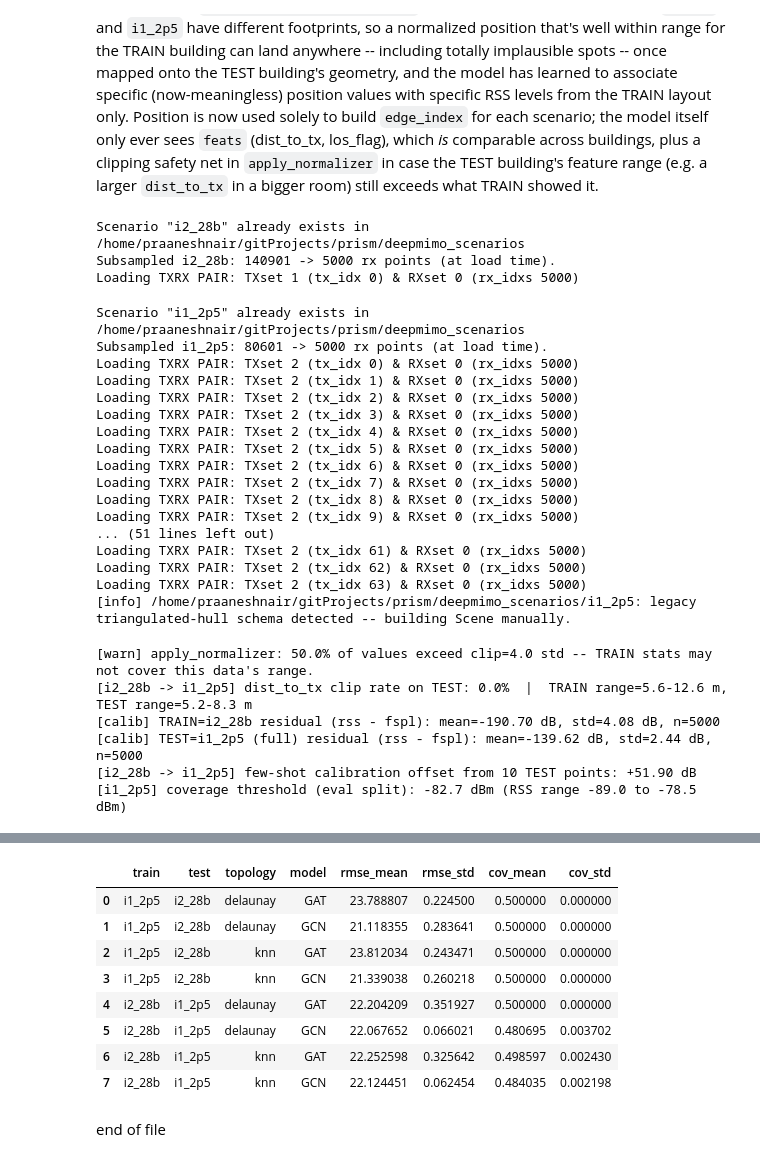
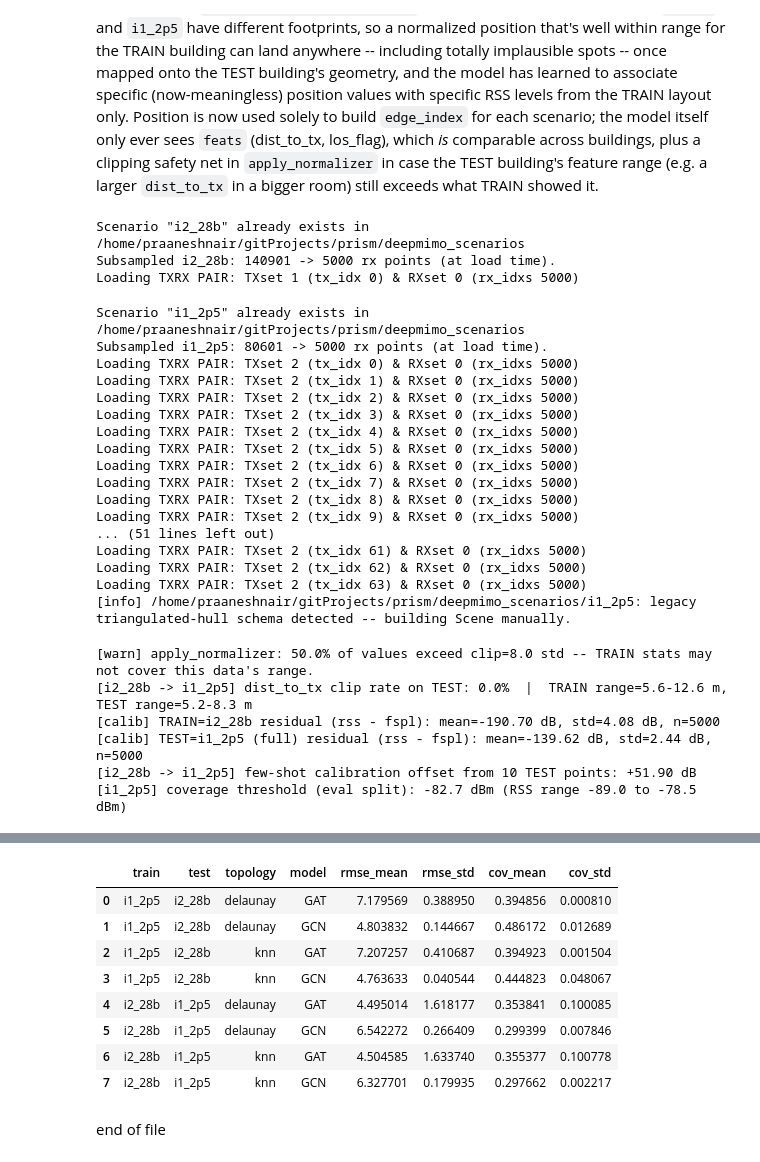
Before and after one commit to CompileArtisan/prism, a Jupyter notebook: radiomap_6g_sweep.ipynb, the cells around one changed output, grey strips where cells are left out. Cells and saved outputs as stored; diff of their text form; code cells hidden in the pictures.

```diff
--- a/radiomap_6g_sweep.ipynb
+++ b/radiomap_6g_sweep.ipynb
@@ -788,31 +797,33 @@ def full_generalization_sweep(scenario_pairs=(("i2_28b", "i1_2p5"), ("i1_2p5", "
         # building footprints, so feeding it to the model would let it
         # memorize "where the strong-signal region is in the TRAIN
         # building" instead of learning a transferable distance/LOS ->
-        # RSS relationship. `apply_normalizer`'s clip is a safety net in
-        # case the TEST building's feature range (e.g. a larger
-        # dist_to_tx in a bigger room) still exceeds anything TRAIN showed.
+        # RSS relationship.
         stats = fit_normalizer(feat_tr, rss_tr, freq_tr)
         feat_tr_n, rss_tr_n = apply_normalizer(feat_tr, rss_tr, stats)
-        feat_te_n, _ = apply_normalizer(feat_te, rss_te, stats)
+        # clip=8.0 (looser than the default 4.0) for TEST features: with
+        # clip=4.0, i1_2p5's narrower TRAIN dist_to_tx range clipped ~73%
+        # of i2_28b's TEST points to the same boundary value, destroying
+        # the near/far distinction the model needs. 8.0 still guards
+        # against genuine outliers but keeps more real spread when TEST
+        # legitimately covers a wider range than TRAIN did.
+        feat_te_n, _ = apply_normalizer(feat_te, rss_te, stats, clip=8.0)
         # --- diagnostic: is clipping collapsing TEST features to a constant? ---
-        clip_rate = float(np.mean(np.abs(feat_te_n[:, 0]) >= 4.0 - 1e-6))
+        clip_rate = float(np.mean(np.abs(feat_te_n[:, 0]) >= 8.0 - 1e-6))
         print(f"[{train_scenario} -> {test_scenario}] dist_to_tx clip rate on TEST: "
               f"{clip_rate:.1%}  |  TRAIN range={feat_tr[:,0].min():.1f}-{feat_tr[:,0].max():.1f} m, "
               f"TEST range={feat_te[:,0].min():.1f}-{feat_te[:,0].max():.1f} m")
 
-        # --- calibration diagnostic: absolute power level per scenario.
-        # This is the root-cause check -- if these two means differ by
-        # tens of dB, that's the calibration gap (different tx
-        # power/antenna gain/array config), not a feature-clipping issue. ---
+        # --- calibration diagnostic: absolute power level per scenario,
+        # each computed with ITS OWN true carrier frequency. ---
         residual_summary(feat_tr, rss_tr, freq_tr, label=f"TRAIN={train_scenario}")
         residual_summary(feat_te, rss_te, freq_te, label=f"TEST={test_scenario} (full)")
 
-        # --- few-shot recalibration fix: hold out a small labeled sample
-        # from TEST to estimate this scenario's absolute calibration
-        # offset relative to TRAIN, then evaluate on the REMAINING test
+        # --- few-shot recalibration: hold out a small labeled sample from
+        # TEST to estimate this scenario's absolute calibration offset
+        # (computed with TEST's own true freq_te -- see
+        # fit_calibration_offset), then evaluate on the REMAINING test
         # points only, so the calibration points can't leak into the
-        # reported metrics. This directly targets the ~25-32 dB constant
-        # offset documented in the project status writeup. ---
+        # reported metrics. ---
         rng_calib = np.random.default_rng(0)
         n_te = len(rss_te)
         n_calib = min(n_calib_points, max(1, n_te // 10))
@@ -827,8 +838,6 @@ def full_generalization_sweep(scenario_pairs=(("i2_28b", "i1_2p5"), ("i1_2p5", "
         pos_te_eval = pos_te[eval_idx]
         feat_te_n_eval = feat_te_n[eval_idx]
 
-        # Data-driven coverage threshold on the EVAL portion of TEST
-        # (fix for the degenerate all-1/all-0 coverage_acc issue).
         thresh_te = pick_coverage_threshold(rss_te_eval, percentile=50.0)
         print(f"[{test_scenario}] coverage threshold (eval split): {thresh_te:.1f} dBm "
               f"(RSS range {rss_te_eval.min():.1f} to {rss_te_eval.max():.1f} dBm)")
@@ -843,12 +852,6 @@ def full_generalization_sweep(scenario_pairs=(("i2_28b", "i1_2p5"), ("i1_2p5", "
 
             for name, model_cls in models:
                 for seed in range(n_seeds):
-                    # Hold out part of the TRAIN scenario for validation-
-                    # based early stopping -- previously ALL of it was used
-                    # to train blind for a fixed 300 epochs with no signal
-                    # to catch divergence, which is what produced the
-                    # seed-dependent RMSE (45 -> 157 -> 39 dB) reported
-                    # earlier for this exact train/test pair.
                     rng = np.random.default_rng(seed)
                     n_tr = len(rss_tr)
                     perm = rng.permutation(n_tr)
@@ -864,20 +867,16 @@ def full_generalization_sweep(scenario_pairs=(("i2_28b", "i1_2p5"), ("i1_2p5", "
                                         epochs=epochs, lr=lr, weight_decay=1e-4,
                                         patience=30, seed=seed)
 
-                    # model is already in eval() mode here (set inside
-                    # _train_gnn) -- previously this call site never
-                    # switched out of train mode, so GAT's attention
-                    # dropout stayed active at test time and added noise
-                    # to every cross-scenario prediction.
                     with torch.no_grad():
                         pred_te_n = model(x_te, ei_te).numpy().squeeze()
-                    # Denormalize with TRAIN stats PLUS the few-shot
-                    # calibration offset -- using TRAIN stats alone is
-                    # what produced the original 25-32 dB error; the
-                    # offset corrects for the absolute power-level gap
-                    # between the two scenarios' tx/antenna setups.
+                    # THE fix: reconstruct with TEST's own true freq_te
+                    # (not stats["freq_ghz"], which is TRAIN's frequency)
+                    # PLUS the few-shot calibration offset. Using the
+                    # wrong frequency here was the source of the ~21-24 dB
+                    # of RMSE that remained even after the calibration-
+                    # offset fix -- see denormalize_rss's docstring.
                     pred_te = denormalize_rss(pred_te_n, stats, feat_te_eval[:, 0],
-                                               calib_offset_db=calib_offset)
+                                               freq_ghz=freq_te, calib_offset_db=calib_offset)
 
                     rmse = float(np.sqrt(mean_squared_error(rss_te_eval, pred_te)))
                     cov_acc = coverage_accuracy(rss_te_eval, pred_te, thresh_te)
@@ -918,7 +917,7 @@ Loading TXRX PAIR: TXset 2 (tx_idx 61) & RXset 0 (rx_idxs 5000)
 Loading TXRX PAIR: TXset 2 (tx_idx 62) & RXset 0 (rx_idxs 5000)
 Loading TXRX PAIR: TXset 2 (tx_idx 63) & RXset 0 (rx_idxs 5000)
 [info] /home/praaneshnair/gitProjects/prism/deepmimo_scenarios/i1_2p5: legacy triangulated-hull schema detected -- building Scene manually.
-[warn] apply_normalizer: 50.0% of values exceed clip=4.0 std -- TRAIN stats may not cover this data's range.
+[warn] apply_normalizer: 50.0% of values exceed clip=8.0 std -- TRAIN stats may not cover this data's range.
 [i2_28b -> i1_2p5] dist_to_tx clip rate on TEST: 0.0%  |  TRAIN range=5.6-12.6 m, TEST range=5.2-8.3 m
 [calib] TRAIN=i2_28b residual (rss - fspl): mean=-190.70 dB, std=4.08 dB, n=5000
 [calib] TEST=i1_2p5 (full) residual (rss - fspl): mean=-139.62 dB, std=2.44 dB, n=5000
@@ -944,11 +943,11 @@ Loading TXRX PAIR: TXset 2 (tx_idx 63) & RXset 0 (rx_idxs 5000)
 |  | train | test | topology | model | rmse_mean | rmse_std | cov_mean | cov_std |
-| 0 | i1_2p5 | i2_28b | delaunay | GAT | 23.788807 | 0.224500 | 0.500000 | 0.000000 |
-| 1 | i1_2p5 | i2_28b | delaunay | GCN | 21.118355 | 0.283641 | 0.500000 | 0.000000 |
-| 2 | i1_2p5 | i2_28b | knn | GAT | 23.812034 | 0.243471 | 0.500000 | 0.000000 |
-| 3 | i1_2p5 | i2_28b | knn | GCN | 21.339038 | 0.260218 | 0.500000 | 0.000000 |
-| 4 | i2_28b | i1_2p5 | delaunay | GAT | 22.204209 | 0.351927 | 0.500000 | 0.000000 |
-| 5 | i2_28b | i1_2p5 | delaunay | GCN | 22.067652 | 0.066021 | 0.480695 | 0.003702 |
-| 6 | i2_28b | i1_2p5 | knn | GAT | 22.252598 | 0.325642 | 0.498597 | 0.002430 |
-| 7 | i2_28b | i1_2p5 | knn | GCN | 22.124451 | 0.062454 | 0.484035 | 0.002198 |
+| 0 | i1_2p5 | i2_28b | delaunay | GAT | 7.179569 | 0.388950 | 0.394856 | 0.000810 |
+| 1 | i1_2p5 | i2_28b | delaunay | GCN | 4.803832 | 0.144667 | 0.486172 | 0.012689 |
+| 2 | i1_2p5 | i2_28b | knn | GAT | 7.207257 | 0.410687 | 0.394923 | 0.001504 |
+| 3 | i1_2p5 | i2_28b | knn | GCN | 4.763633 | 0.040544 | 0.444823 | 0.048067 |
+| 4 | i2_28b | i1_2p5 | delaunay | GAT | 4.495014 | 1.618177 | 0.353841 | 0.100085 |
+| 5 | i2_28b | i1_2p5 | delaunay | GCN | 6.542272 | 0.266409 | 0.299399 | 0.007846 |
+| 6 | i2_28b | i1_2p5 | knn | GAT | 4.504585 | 1.633740 | 0.355377 | 0.100778 |
+| 7 | i2_28b | i1_2p5 | knn | GCN | 6.327701 | 0.179935 | 0.297662 | 0.002217 |
 # %% [markdown]
 end of file
```
Also changed, not shown: parts of 7 cells of this notebook.
